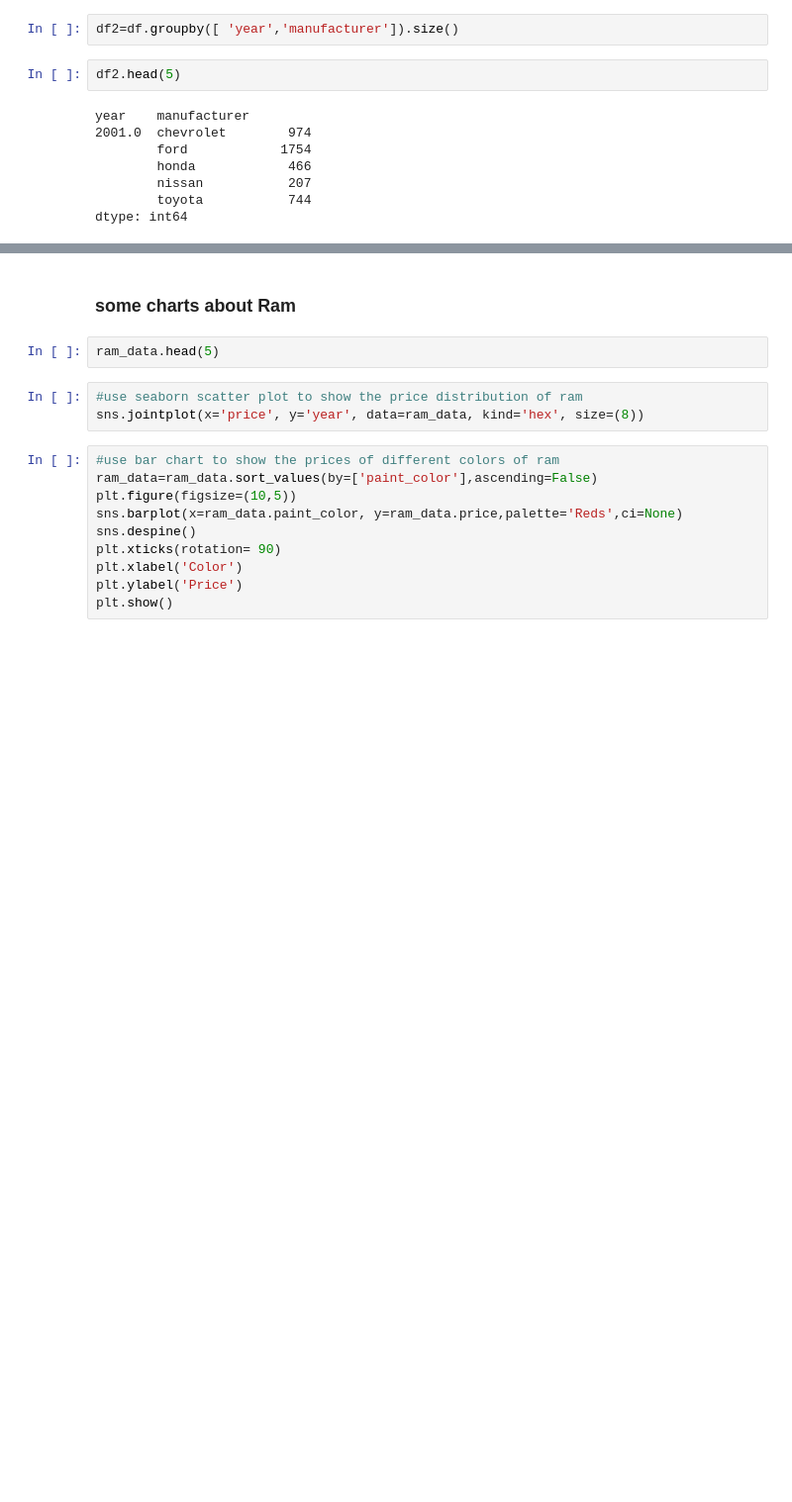
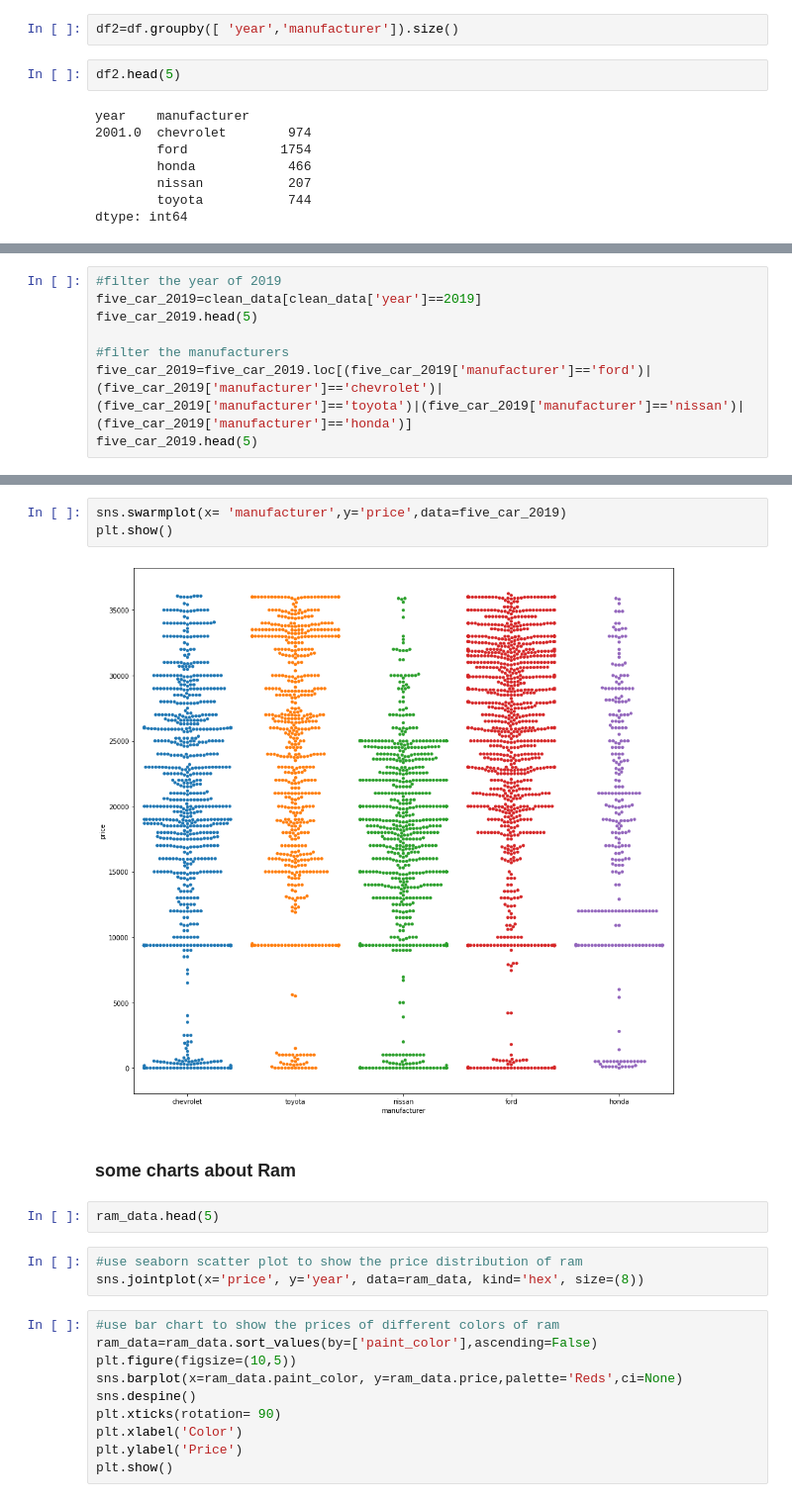
Before and after one commit to fysophia0302/Capstone-Projects-1, a Jupyter notebook: data_usedcar.ipynb, the cells around one changed output, grey strips where cells are left out. Shown: that part at 99% size. Cells and saved outputs as stored; diff of their text form; blank space fills up the shorter version.

```diff
--- a/data_usedcar.ipynb
+++ b/data_usedcar.ipynb
@@ -494,0 +497,8 @@ plt.show()
+# %%
+#filter the year of 2019
+five_car_2019=clean_data[clean_data['year']==2019]
+five_car_2019.head(5)
+
+#filter the manufacturers
+five_car_2019=five_car_2019.loc[(five_car_2019['manufacturer']=='ford')|(five_car_2019['manufacturer']=='chevrolet')|(five_car_2019['manufacturer']=='toyota')|(five_car_2019['manufacturer']=='nissan')|(five_car_2019['manufacturer']=='honda')]
+five_car_2019.head(5)
@@ -495,3 +512,8 @@ plt.show()
+# %%
+sns.swarmplot(x= 'manufacturer',y='price',data=five_car_2019)
+plt.show()
+# %% [output]
+[figure, added]
 # %% [markdown]
 ### some charts about Ram
 # %%
```
Also changed, not shown: parts of 3 cells of this notebook.
